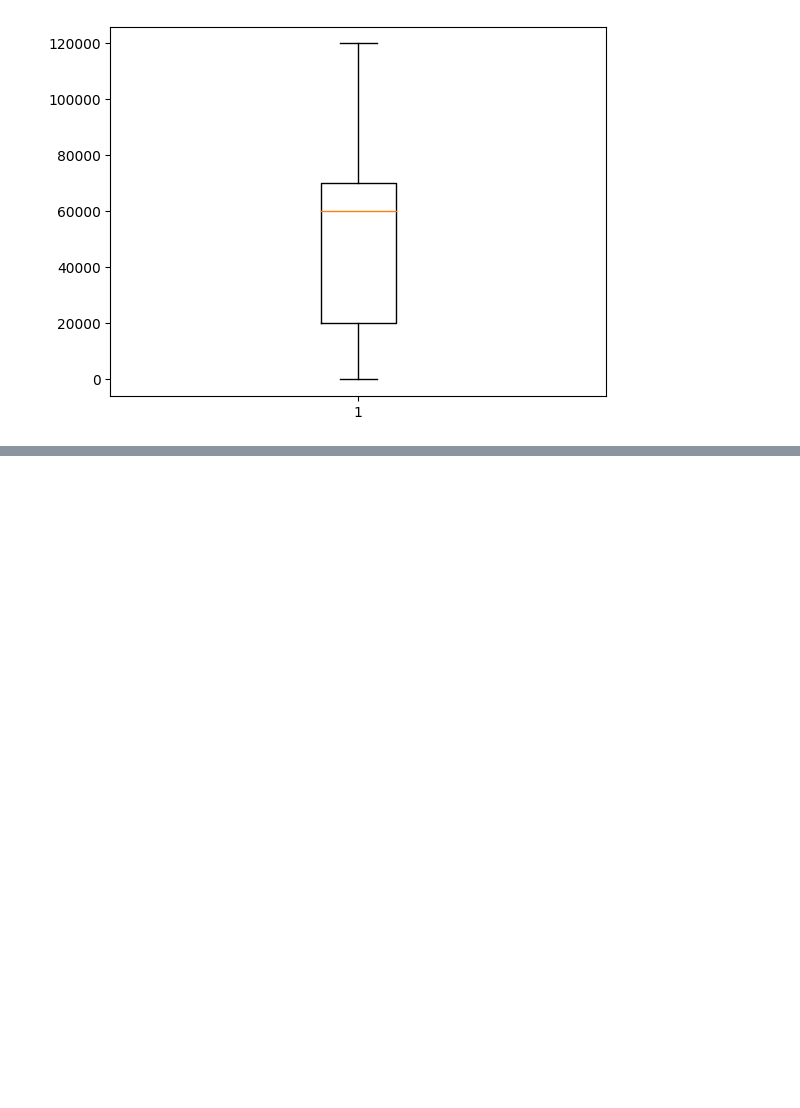
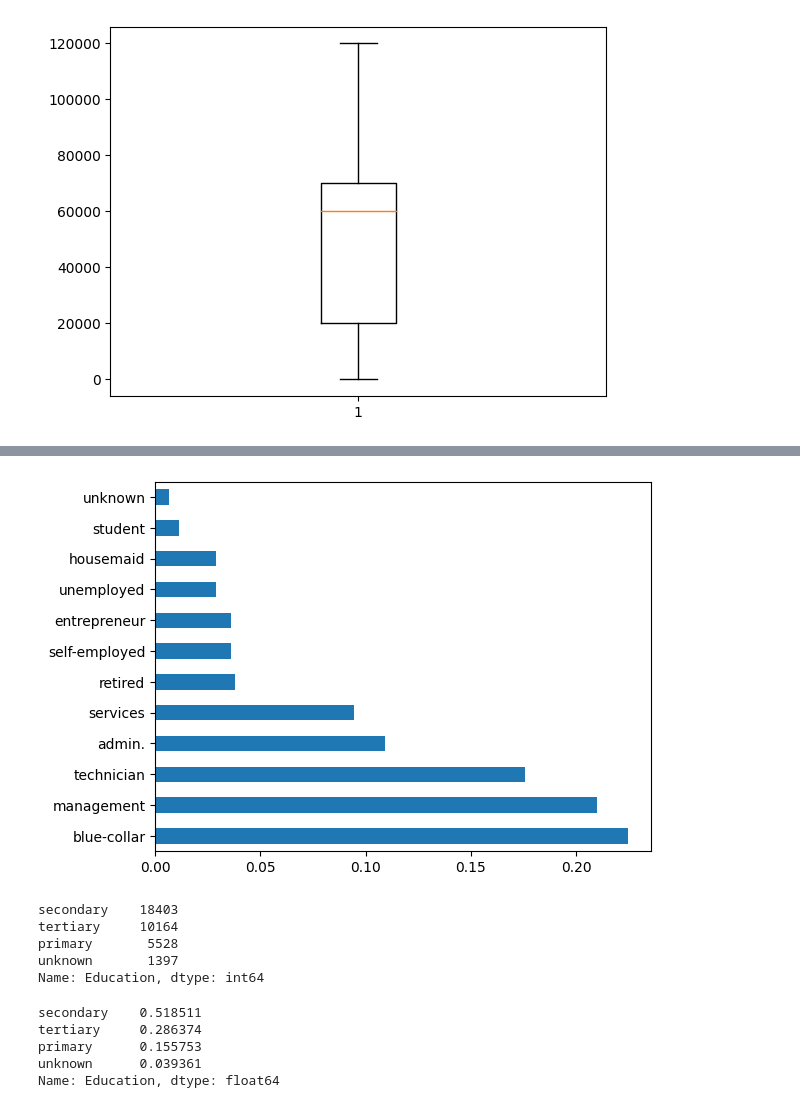
Before and after one commit to SatyaIyerRaghav/PandaPractisePrograms, a Jupyter notebook: Data__Exploratory_Analysis.ipynb, the cells around one changed output, grey strips where cells are left out. Saved outputs shown, nothing was run; the diff lists cells and outputs as text; code cells hidden in the pictures; blank space fills up the shorter version.

```diff
--- a/Data__Exploratory_Analysis.ipynb
+++ b/Data__Exploratory_Analysis.ipynb
@@ -281,0 +353,5 @@ Name: duration, dtype: float64
+# %%
+inp1.jobs.value_counts(normalize=True).plot.barh()
+plt.show()
+# %% [output]
+[figure, added]
@@ -281,0 +362,18 @@ Name: duration, dtype: float64
+# %%
+# inp1.Education.value_counts(normalize=True).plot().pie()
+# plt.show()
+inp1.Education.value_counts()
+# %% [output]
+secondary    18403
+tertiary     10164
+primary       5528
+unknown       1397
+Name: Education, dtype: int64
+# %%
+inp1.Education.value_counts(normalize=True)
+# %% [output]
+secondary    0.518511
+tertiary     0.286374
+primary      0.155753
+unknown      0.039361
+Name: Education, dtype: float64
```
Also changed, not shown: parts of 81 cells of this notebook.
